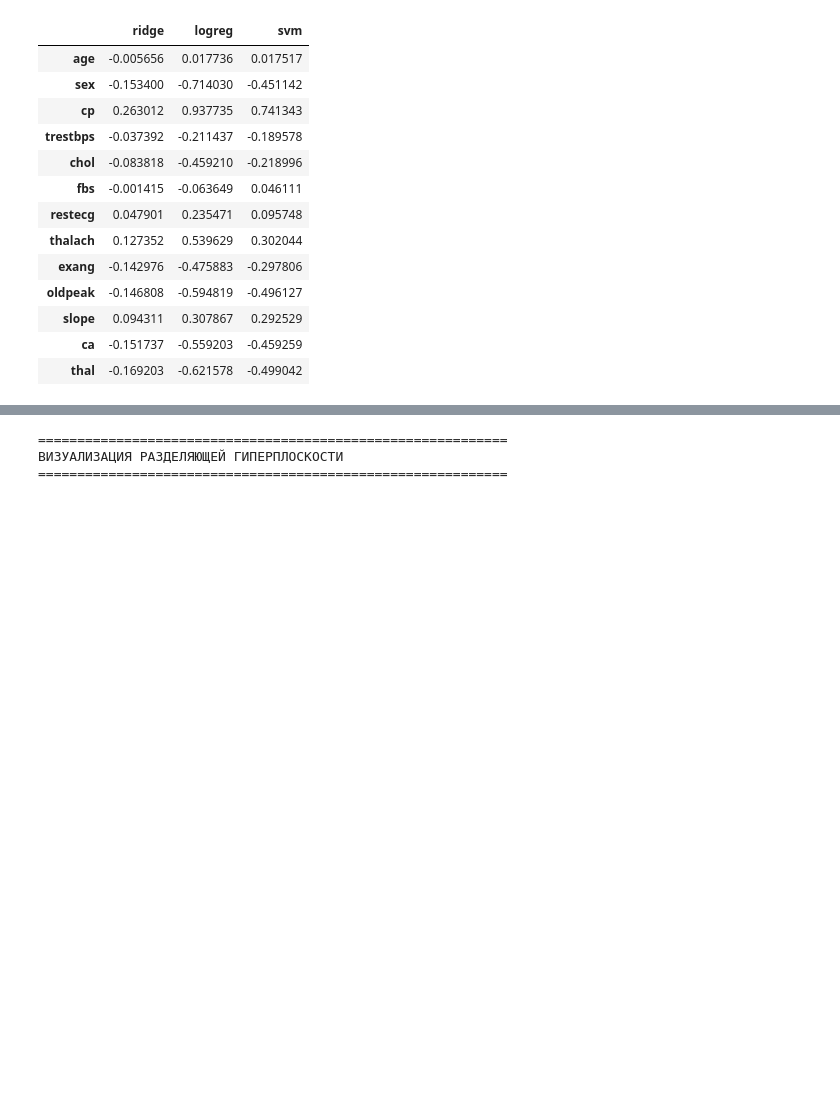
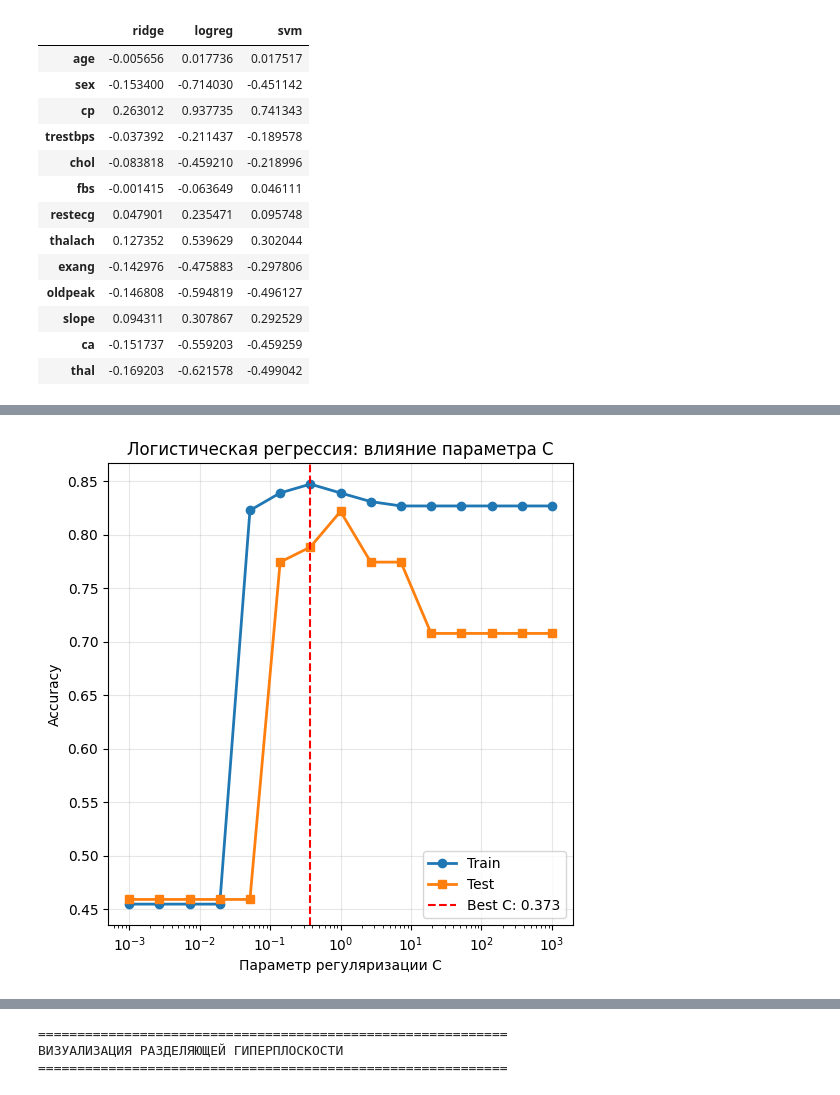
Before and after one commit to SerMisterMish/Statistical_and_Machine_Learning, a Jupyter notebook: supervised_learning/claffication.ipynb, the cells around one changed output, grey strips where cells are left out. Drawn from its saved outputs; the diff is of its cells as text; code cells hidden in the pictures; blank space fills up the shorter version.

```diff
--- a/supervised_learning/claffication.ipynb
+++ b/supervised_learning/claffication.ipynb
@@ -445,0 +468,28 @@ fractal dimension error    1.851933
+# %%
+C_values = np.logspace(-3, 3, 15)
+train_scores_log = []
+test_scores_log = []
+
+for C_val in C_values:
+    model = LogisticRegression(C=C_val, penalty='l1', solver='liblinear', random_state=42)
+    model.fit(X_train_scaled, y_train)
+
+    train_score = cross_val_score(model, X_train_scaled, y_train, cv=5, scoring='accuracy')
+    test_score = cross_val_score(model, X_test_scaled, y_test, cv=5, scoring='accuracy')
+
+    train_scores_log.append(train_score.mean())
+    test_scores_log.append(test_score.mean())
+
+plt.figure(figsize=(6, 6))
+
+plt.semilogx(C_values, train_scores_log, 'o-', label='Train', linewidth=2)
+plt.semilogx(C_values, test_scores_log, 's-', label='Test', linewidth=2)
+plt.axvline(grid_log.best_params_['C'], color='red', linestyle='--',
+           label=f'Best C: {grid_log.best_params_["C"]:.3f}')
+plt.xlabel('Параметр регуляризации C')
+plt.ylabel('Accuracy')
+plt.title('Логистическая регрессия: влияние параметра C')
+plt.legend()
+plt.grid(True, alpha=0.3)
+# %% [output]
+[figure, added]
```
Also changed, not shown: parts of 54 cells of this notebook, 1 other file.
